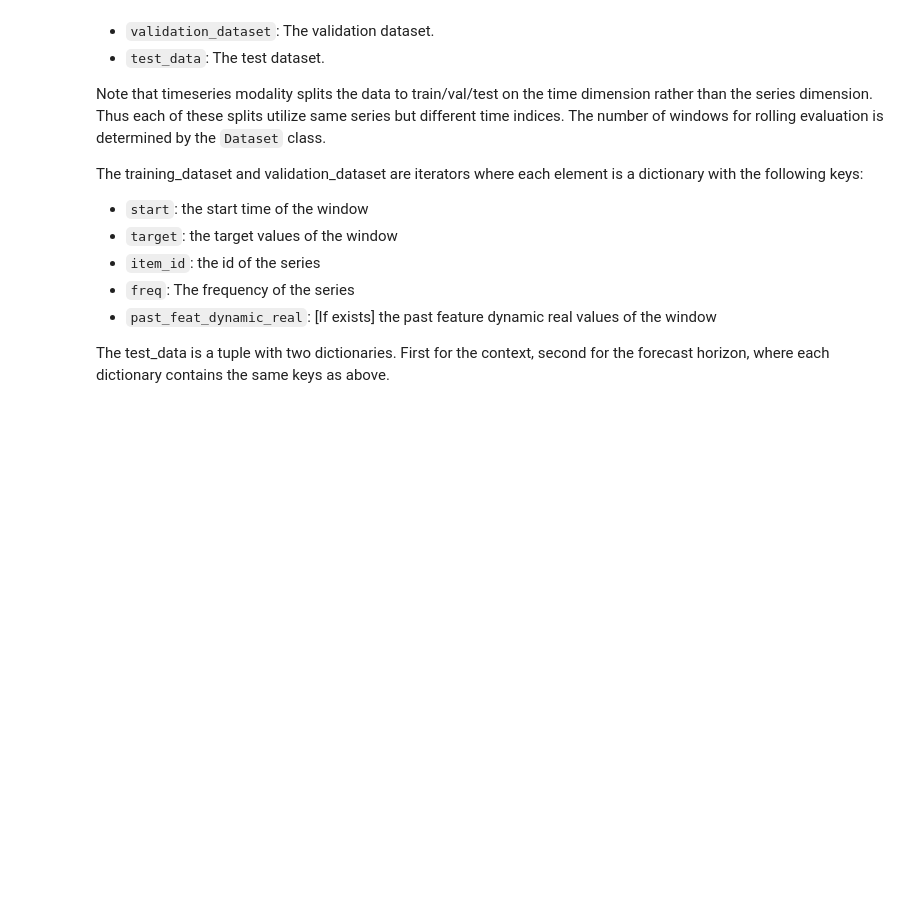
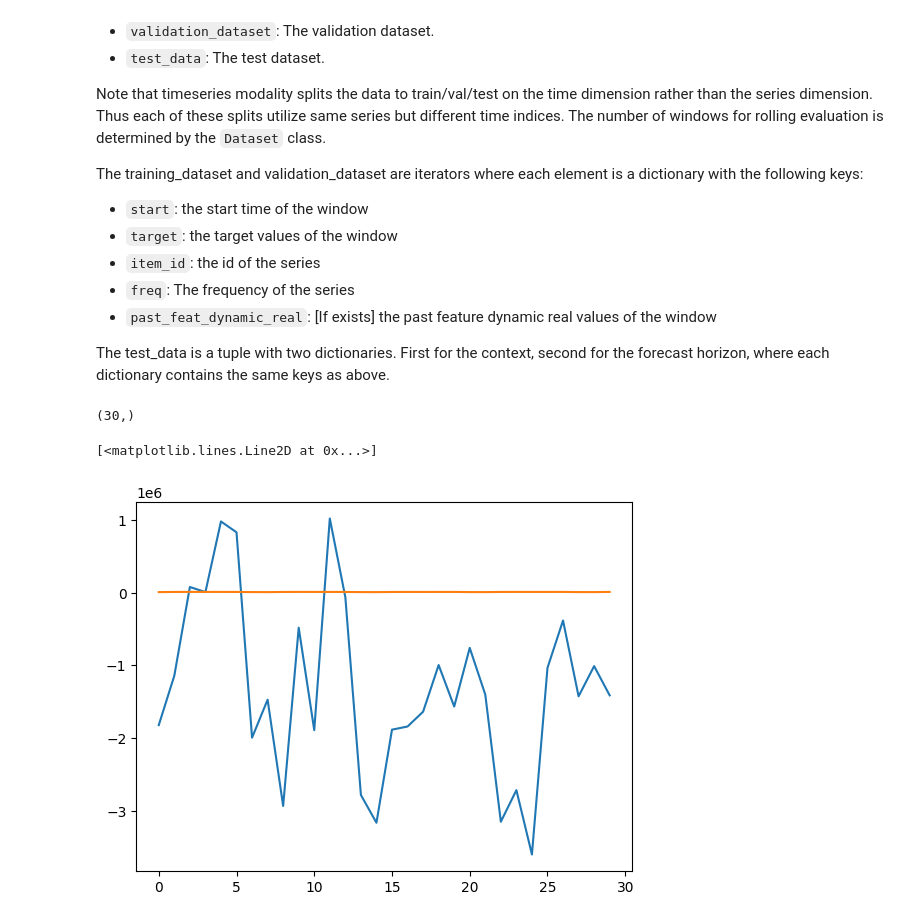
Before and after one commit to jonghyeon1998/KMD-Time-Series, a Jupyter notebook: experiments/dataset.ipynb, the cells around one changed output. Cells and saved outputs as stored; diff of their text form; code cells hidden in the pictures; blank space fills up the shorter version.

```diff
--- a/experiments/dataset.ipynb
+++ b/experiments/dataset.ipynb
@@ -157,3 +157,7 @@ val_data_9 = next(iter(dataset9.validation_dataset))["target"][len(train_data_9)
 val_data_10 = next(iter(dataset10.validation_dataset))["target"][len(train_data_10):]
 
 val_data_unseen = next(iter(dataset_unseen.validation_dataset))["target"][len(train_data_unseen):]
+# %%
+val_data_1.shape
+# %% [output]
+(30,)
@@ -159,0 +210,8 @@ val_data_unseen = next(iter(dataset_unseen.validation_dataset))["target"][len(tr
+# %%
+Y_test_pred = Gamma_wx@Gamma_xx@Y
+# %%
+plt.plot(Y_test_pred)
+plt.plot(val_data_unseen)
+# %% [output]
+[<matplotlib.lines.Line2D at 0x...>]
+[figure, added]
```
Also changed, not shown: parts of 2 cells of this notebook.
